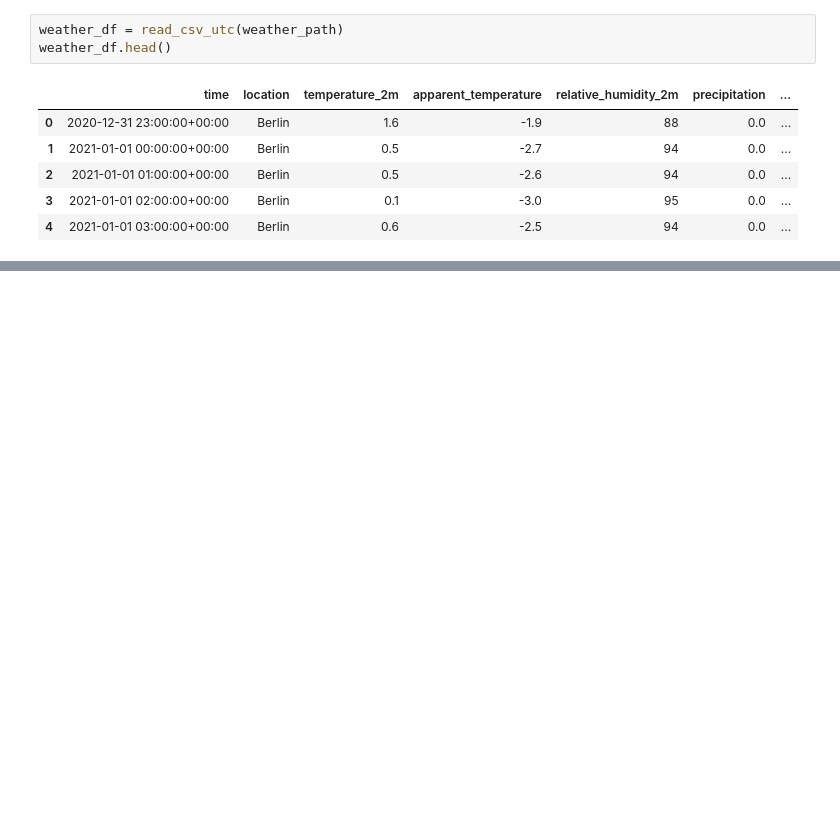
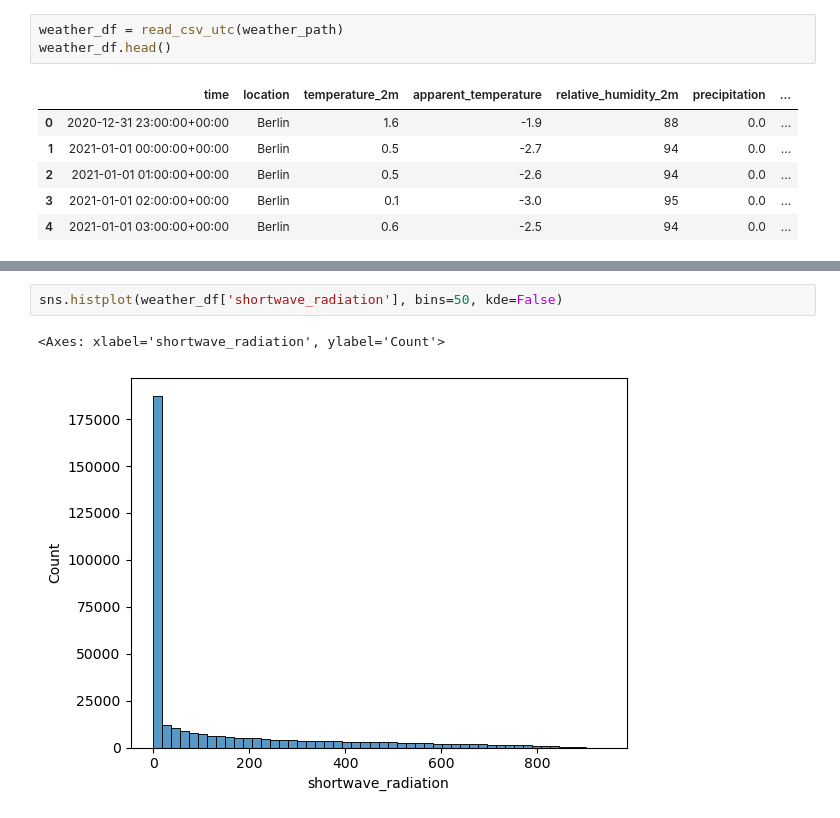
Before and after one commit to Dextar713/ML_Smart_Grid, a Jupyter notebook: processing/inspect_clean.ipynb, the cells around one changed output, grey strips where cells are left out. Drawn from its saved outputs; the diff is of its cells as text; blank space fills up the shorter version.

```diff
--- a/processing/inspect_clean.ipynb
+++ b/processing/inspect_clean.ipynb
@@ -271,0 +317,5 @@ weather_df.head()
+# %%
+sns.histplot(weather_df['shortwave_radiation'], bins=50, kde=False)
+# %% [output]
+<Axes: xlabel='shortwave_radiation', ylabel='Count'>
+[figure, added]
```
Also changed, not shown: parts of 28 cells of this notebook, 4 other files.
